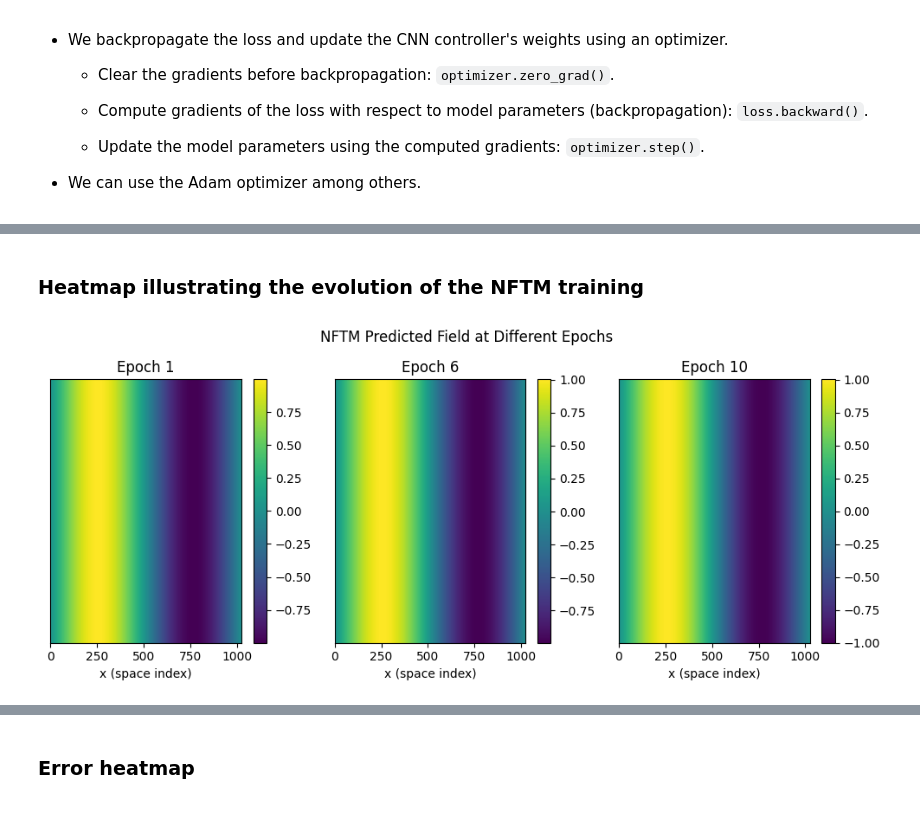
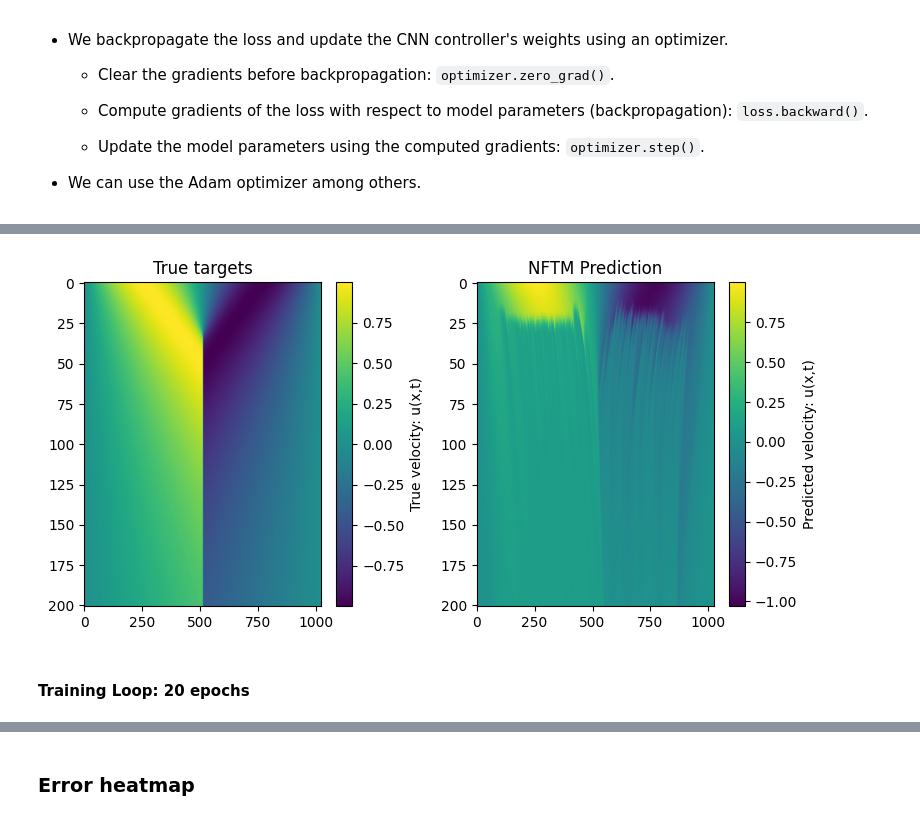
Before and after one commit to Samuel-Chapuis/CS-NFTM-Fork, a Jupyter notebook: NFTM_for_Physic/CNN_burgers_1D.ipynb, the cells around one changed output, grey strips where cells are left out. Saved outputs shown, nothing was run; the diff lists cells and outputs as text; code cells hidden in the pictures.

```diff
--- a/NFTM_for_Physic/CNN_burgers_1D.ipynb
+++ b/NFTM_for_Physic/CNN_burgers_1D.ipynb
@@ -384,16 +348,35 @@ plt.show()
-# %% [markdown]
-### Heatmap illustrating the evolution of the NFTM training
 # %%
-plt.figure(figsize=(10,4))
-for i, field in enumerate(fields_history):
-    plt.subplot(1, len(fields_history), i+1)
-    plt.imshow(field[np.newaxis, :], aspect='auto', cmap='viridis', interpolation='nearest')
-    plt.title(f'Epoch { [0, num_epochs//2, num_epochs-1][i] + 1 }')
-    plt.xlabel('x (space index)')
-    plt.colorbar()
-    plt.yticks([])
+# Heatmap to compare the true and predicted solutions.
+# Choose a viscosity and corresponding data set
+data_tensor = datasets[0]  # data set corresponding to nu = 0.001
+nu_fixed = viscosities[0]
+
+with torch.no_grad():
+    u_pred = [data_tensor[0,0,:].to(device)]  # initial field
+    for t in range(data_tensor.shape[1] - 1):
+        current_field = u_pred[-1]
+        # Pad and extract patches
+        padded = torch.nn.functional.pad(current_field.unsqueeze(0), (1, 1), mode='replicate').squeeze(0)
+        patches = padded.unfold(0, 3, 1)
+        nu_vals = torch.full((patches.shape[0], 1), float(nu_fixed), device=device)
+        next_u = cnn_controller(patches, nu_vals).squeeze(1)
+        u_pred.append(next_u) # update continuous field with the patch corresponding to next time step.
+    u_pred = torch.stack(u_pred)  # Shape: (T, N)
+
+
+plt.figure(figsize=(8, 4))
+plt.subplot(1, 2, 1)
+plt.imshow(data_tensor[0].cpu().numpy(), aspect='auto', cmap='viridis')
+plt.colorbar(label='True values u(x,t) for viscosity = 0.001')
+plt.title('True targets')
+
+plt.subplot(1, 2, 2)
+plt.imshow(u_pred.cpu().numpy(), aspect='auto', cmap='viridis')
+plt.colorbar(label='Predicted values u(x,t) for viscosity = 0.001')
+plt.title('NFTM Prediction')
 plt.tight_layout()
-plt.suptitle('NFTM Predicted Field at Different Epochs', y=1.05)
 plt.show()
 # %% [output]
-[figure, old version]
+[figure, new version]
+# %% [markdown]
+#### Training Loop: 20 epochs
```
Also changed, not shown: parts of 13 cells of this notebook.
